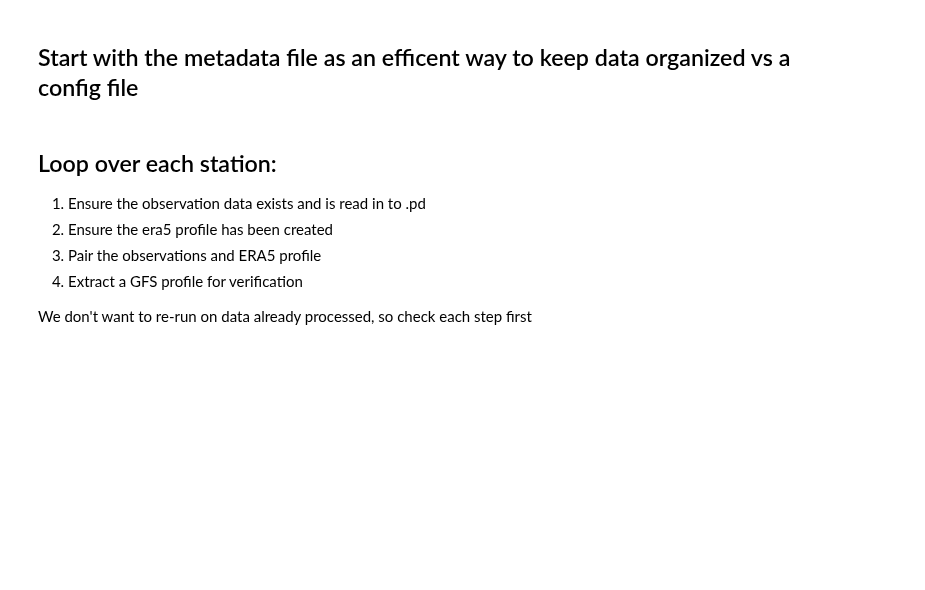
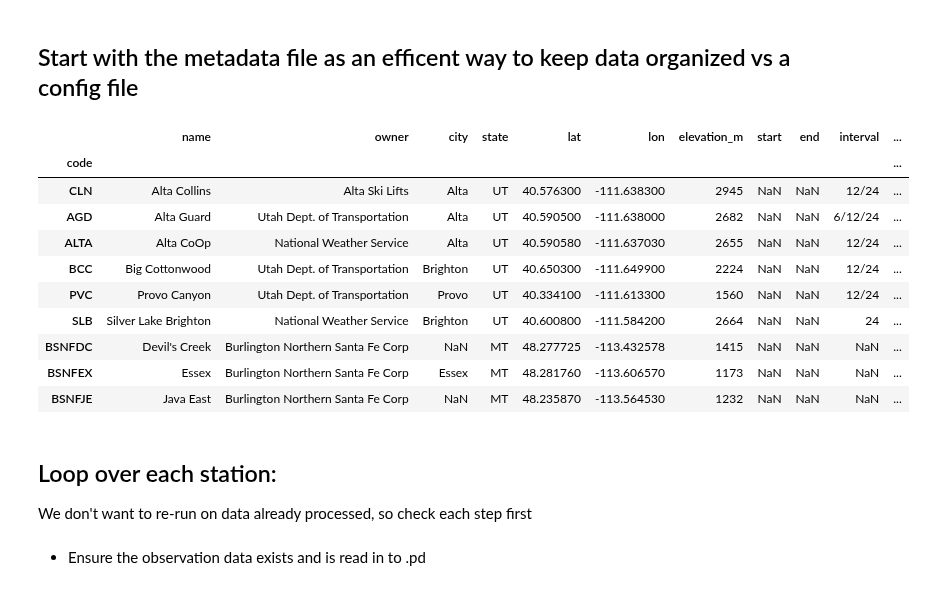
Before and after one commit to m-wessler/snow-liquid-ratio, a Jupyter notebook: run/automate_databse.ipynb, the cells around one changed output. Cells and saved outputs as stored; diff of their text form; code cells hidden in the pictures; blank space fills up the shorter version.

Commit message:
save point - automation scripts in dev, need to send to ERA5 profile production

```diff
--- a/run/automate_databse.ipynb
+++ b/run/automate_databse.ipynb
@@ -12,12 +16,21 @@ gfs_path = '/uufs/chpc.utah.edu/common/home/steenburgh-group10/mewessler/gfs/'
 ## Start with the metadata file as an efficent way to keep data organized vs a config file
 # %%
 metadata = pd.read_excel(obs_path + 'Dataset_Metadata.xlsx').set_index('code')
-metadata
+metadata.iloc[:, :-1]
+# %% [output]
+|  | name | owner | city | state | lat | lon | elevation_m | start | end | interval | ... |
+| code |  |  |  |  |  |  |  |  |  |  | ... |
+| CLN | Alta Collins | Alta Ski Lifts | Alta | UT | 40.576300 | -111.638300 | 2945 | NaN | NaN | 12/24 | ... |
+| AGD | Alta Guard | Utah Dept. of Transportation | Alta | UT | 40.590500 | -111.638000 | 2682 | NaN | NaN | 6/12/24 | ... |
+| ALTA | Alta CoOp | National Weather Service | Alta | UT | 40.590580 | -111.637030 | 2655 | NaN | NaN | 12/24 | ... |
+| BCC | Big Cottonwood | Utah Dept. of Transportation | Brighton | UT | 40.650300 | -111.649900 | 2224 | NaN | NaN | 12/24 | ... |
+| PVC | Provo Canyon | Utah Dept. of Transportation | Provo | UT | 40.334100 | -111.613300 | 1560 | NaN | NaN | 12/24 | ... |
+| SLB | Silver Lake Brighton | National Weather Service | Brighton | UT | 40.600800 | -111.584200 | 2664 | NaN | NaN | 24 | ... |
+| BSNFDC | Devil's Creek | Burlington Northern Santa Fe Corp | NaN | MT | 48.277725 | -113.432578 | 1415 | NaN | NaN | NaN | ... |
+| BSNFEX | Essex | Burlington Northern Santa Fe Corp | Essex | MT | 48.281760 | -113.606570 | 1173 | NaN | NaN | NaN | ... |
+| BSNFJE | Java East | Burlington Northern Santa Fe Corp | NaN | MT | 48.235870 | -113.564530 | 1232 | NaN | NaN | NaN | ... |
 # %% [markdown]
 ## Loop over each station:
-1. Ensure the observation data exists and is read in to .pd
-2. Ensure the era5 profile has been created
-3. Pair the observations and ERA5 profile
-4. Extract a GFS profile for verification
-
 We don't want to re-run on data already processed, so check each step first
+# %% [markdown]
+- Ensure the observation data exists and is read in to .pd
```
Also changed, not shown: parts of 9 cells of this notebook, 5 other files.
